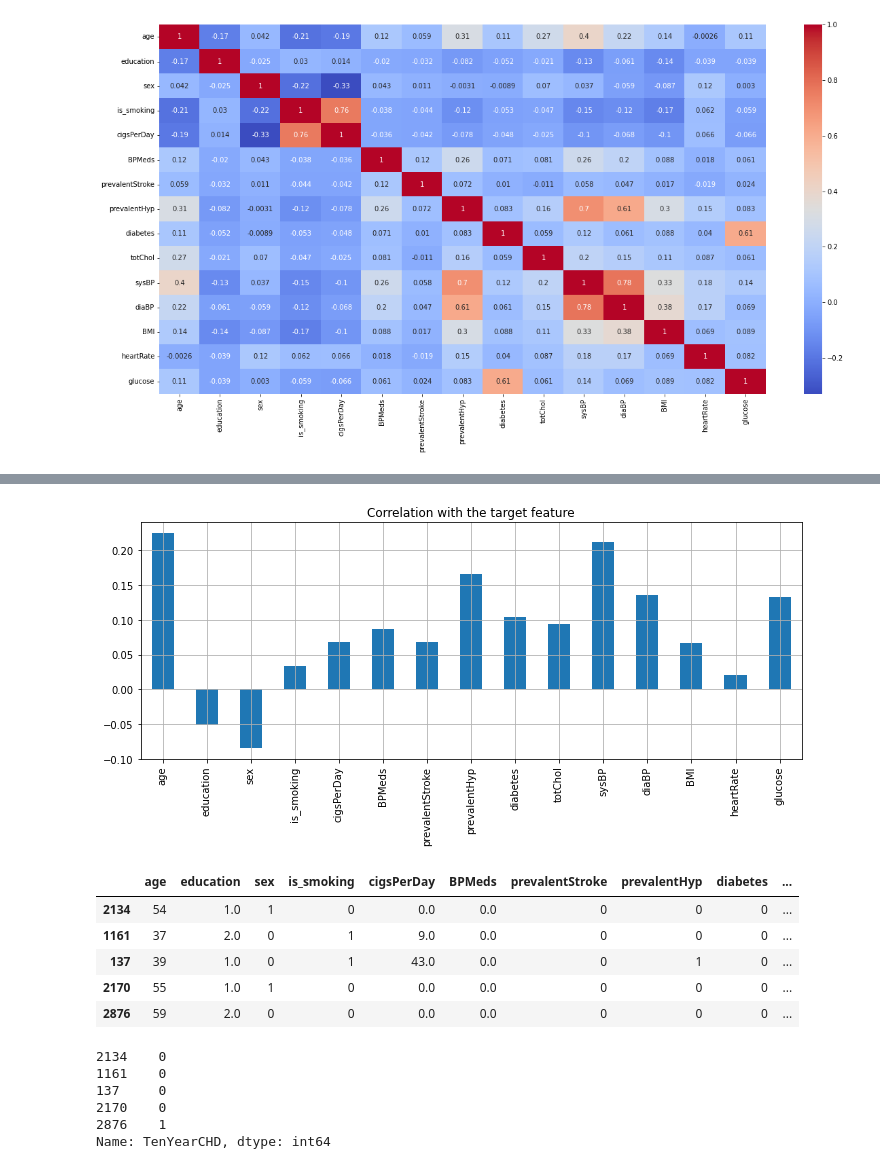
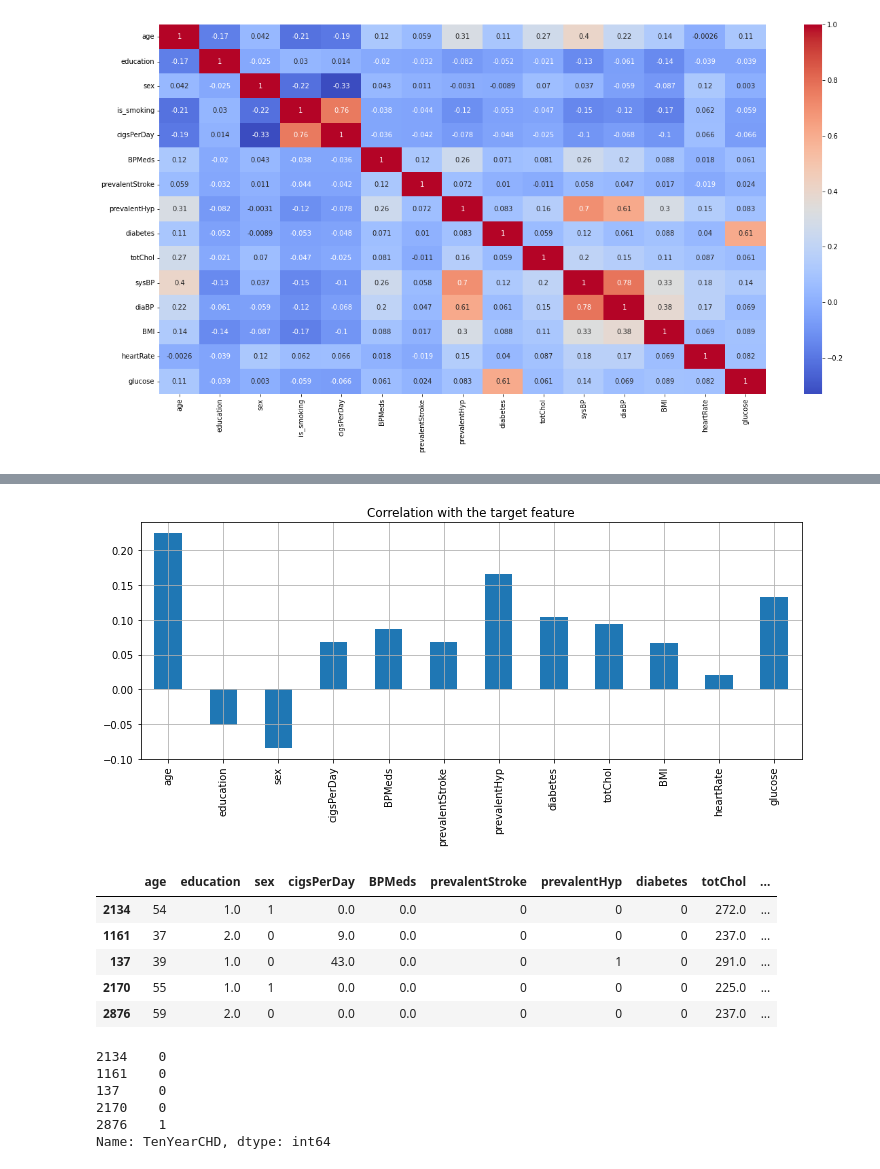
Before and after one commit to shub0411/Cardiovascular-Risk-Prediction, a Jupyter notebook: Cardiovascular_Risk_Prediction_Capstone_Project.ipynb, the cells around one changed output, grey strips where cells are left out. Saved outputs shown, nothing was run; the diff lists cells and outputs as text; code cells hidden in the pictures.

```diff
--- a/Cardiovascular_Risk_Prediction_Capstone_Project.ipynb
+++ b/Cardiovascular_Risk_Prediction_Capstone_Project.ipynb
@@ -429,3 +429,7 @@ sns.heatmap(correlation_calc,  annot=True, cmap="coolwarm")
 # %% [output]
 <matplotlib.axes._subplots.AxesSubplot at 0x...>
 [figure]
+# %%
+cardio_df.drop(['diaBP'],axis=1,inplace=True)
+cardio_df.drop(['sysBP'],axis=1,inplace=True)
+cardio_df.drop(['is_smoking'],axis=1,inplace=True)
@@ -432,9 +447,10 @@ sns.heatmap(correlation_calc,  annot=True, cmap="coolwarm")
 # %%
+dep_variable = 'TenYearCHD'
 cardio_df.drop(dep_variable, axis=1).corrwith(cardio_df[dep_variable]).plot(kind='bar', grid=True, figsize=(10, 5),
                                                         title="Correlation with the target feature")
 plt.tight_layout()
 # %% [output]
-[figure, old version]
+[figure, new version]
 # %%
 import numpy as np
 import pandas as pd
@@ -466,12 +482,12 @@ x_train, x_test, y_train, y_test = train_test_split(x,y, test_size = 0.2, random
 # %%
 x_train.head()
 # %% [output]
-|  | age | education | sex | is_smoking | cigsPerDay | BPMeds | prevalentStroke | prevalentHyp | diabetes | ... |
-| 2134 | 54 | 1.0 | 1 | 0 | 0.0 | 0.0 | 0 | 0 | 0 | ... |
-| 1161 | 37 | 2.0 | 0 | 1 | 9.0 | 0.0 | 0 | 0 | 0 | ... |
-| 137 | 39 | 1.0 | 0 | 1 | 43.0 | 0.0 | 0 | 1 | 0 | ... |
-| 2170 | 55 | 1.0 | 1 | 0 | 0.0 | 0.0 | 0 | 0 | 0 | ... |
-| 2876 | 59 | 2.0 | 0 | 0 | 0.0 | 0.0 | 0 | 0 | 0 | ... |
+|  | age | education | sex | cigsPerDay | BPMeds | prevalentStroke | prevalentHyp | diabetes | totChol | ... |
+| 2134 | 54 | 1.0 | 1 | 0.0 | 0.0 | 0 | 0 | 0 | 272.0 | ... |
+| 1161 | 37 | 2.0 | 0 | 9.0 | 0.0 | 0 | 0 | 0 | 237.0 | ... |
+| 137 | 39 | 1.0 | 0 | 43.0 | 0.0 | 0 | 1 | 0 | 291.0 | ... |
+| 2170 | 55 | 1.0 | 1 | 0.0 | 0.0 | 0 | 0 | 0 | 225.0 | ... |
+| 2876 | 59 | 2.0 | 0 | 0.0 | 0.0 | 0 | 0 | 0 | 237.0 | ... |
 # %%
 y_train.head()
 # %% [output]
```
Also changed, not shown: parts of 49 cells of this notebook.
